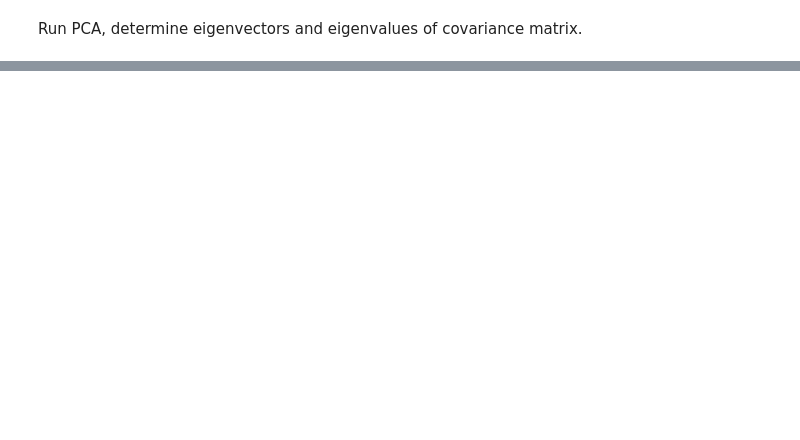
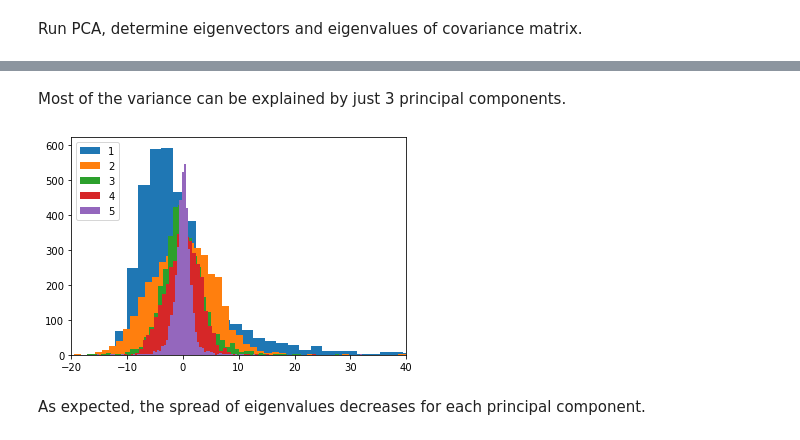
Before and after one commit to trevormccaffrey/Winter2022Classes, a Jupyter notebook: Math387_LinearAlgebra2/VideoAssignment/PCA_videoassignment.ipynb, the cells around one changed output, grey strips where cells are left out. Saved outputs shown, nothing was run; the diff lists cells and outputs as text; code cells hidden in the pictures; blank space fills up the shorter version.

```diff
--- a/Math387_LinearAlgebra2/VideoAssignment/PCA_videoassignment.ipynb
+++ b/Math387_LinearAlgebra2/VideoAssignment/PCA_videoassignment.ipynb
@@ -114,0 +160,28 @@ Load in quasar spectra
+# %%
+#Will want to save homogeneous arrays of each QSO's wavelength, flux, and inverse variance
+spectra = []
+wave    = []
+
+for sdss_name, red, pl, mj, fib in zip(sdss_name, z, plate, mjd, fiber):
+    try:
+        hdul_spec = fits.open("/Users/Trevor1/Desktop/git/RQQs/data/spectra/train/zlt0p6_dr7/lite/%04d/spec-%04d-%05d-%04d.fits" % (pl,pl,mj,fib))
+    except FileNotFoundError:
+        continue
+
+    #Load in data from each FITS file
+    sdss_flux   = hdul_spec[1].data["flux"]
+    sdss_loglam = hdul_spec[1].data["loglam"]
+    sdss_wave   = 10.**(sdss_loglam) / (1+red)  #x-axis: wavelength
+
+    #Want the same wavelength range for each array
+    wavemask   = ((sdss_wave>=4000) & (sdss_wave<=6750)) #include Halpha
+    sdss_flux  = sdss_flux[wavemask]
+    sdss_wave  = sdss_wave[wavemask]
+    hdul_spec.close()
+
+    if len(sdss_flux) >= 2272:
+        spectra.append(sdss_flux[:2272])
+        wave.append(sdss_wave[:2272])
+
+spectra = np.array(spectra)
+wave    = np.array(wave)
@@ -118,0 +219,12 @@ Run PCA, determine eigenvectors and eigenvalues of covariance matrix.
+# %% [markdown]
+Most of the variance can be explained by just 3 principal components.
+# %%
+for i,n in enumerate(eigenvalues[0]):
+    _ = plt.hist(eigenvalues[:,i],bins='scott',label='{}'.format(i+1))
+plt.xlim(-20,40)
+plt.legend(loc=2)
+plt.show()
+# %% [output]
+[figure, added]
+# %% [markdown]
+As expected, the spread of eigenvalues decreases for each principal component.
```
Also changed, not shown: parts of 19 cells of this notebook, 8 other files.
